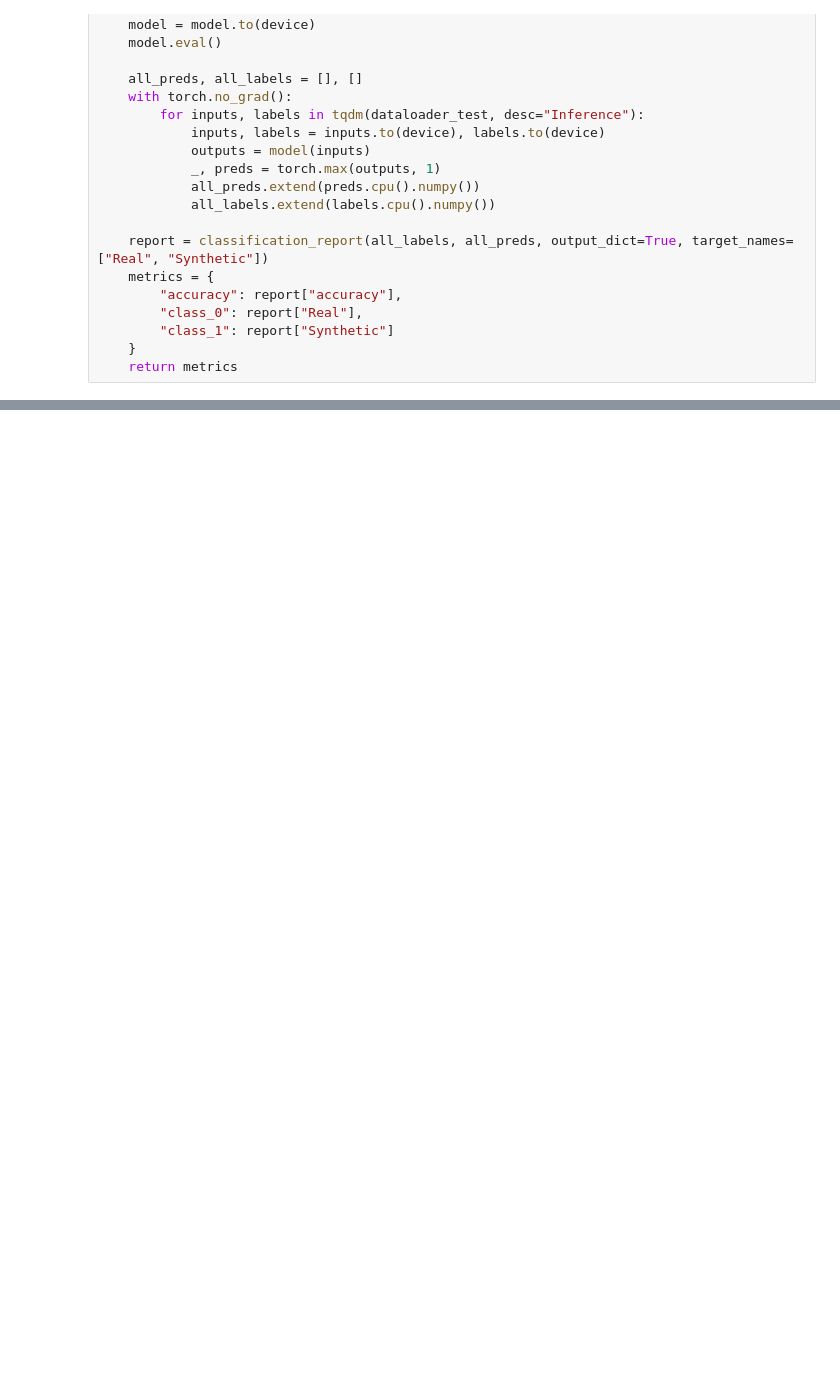
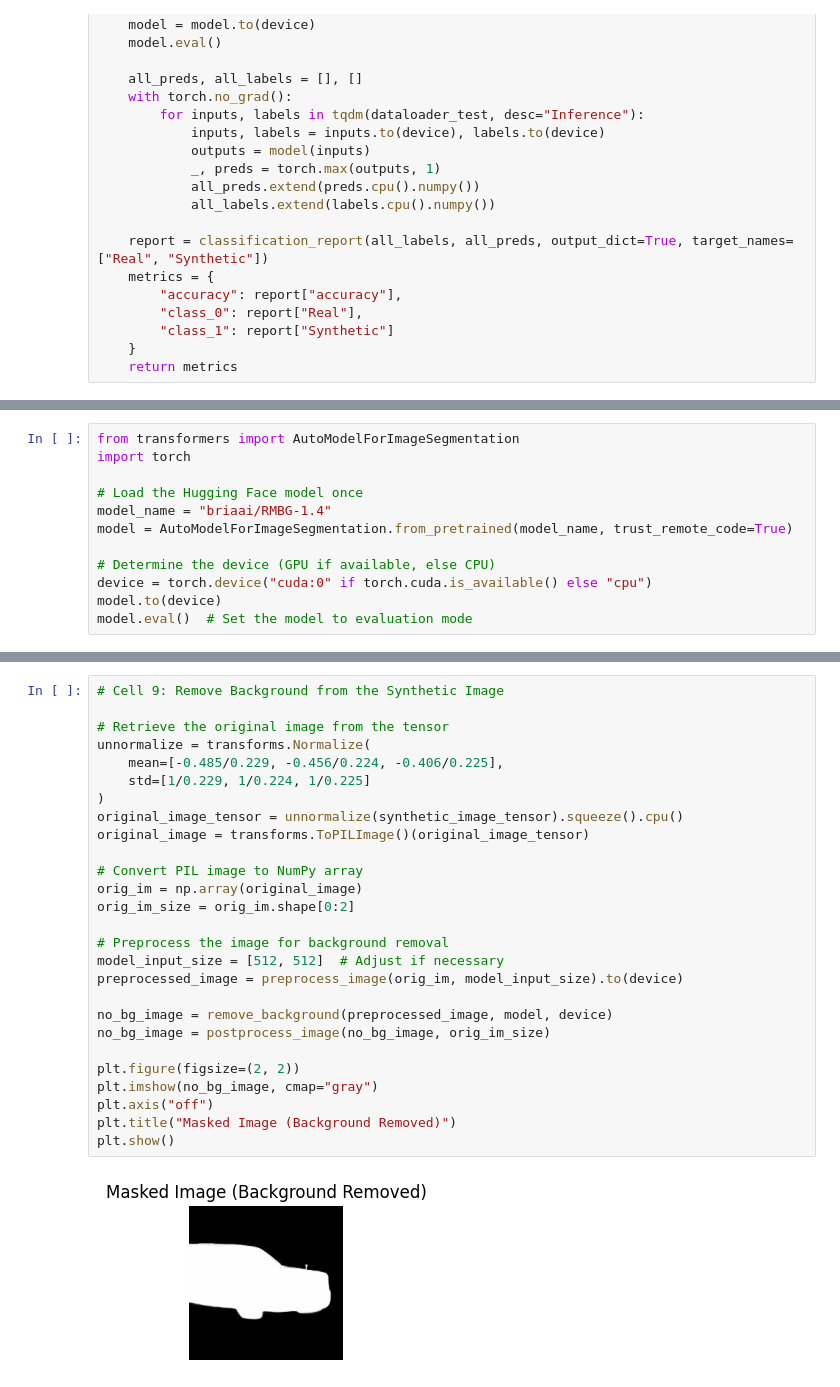
Before and after one commit to AlexanderVoldby/dybtProjekt, a Jupyter notebook: recreate_results.ipynb, the cells around one changed output, grey strips where cells are left out. Drawn from its saved outputs; the diff is of its cells as text; blank space fills up the shorter version.

```diff
--- a/recreate_results.ipynb
+++ b/recreate_results.ipynb
@@ -205,0 +301,12 @@ RuntimeError: DataLoader worker (pid(s) 25496, 26792, 2956, 6356) exited unexpec
+# %%
+from transformers import AutoModelForImageSegmentation
+import torch
+
+# Load the Hugging Face model once
+model_name = "briaai/RMBG-1.4"
+model = AutoModelForImageSegmentation.from_pretrained(model_name, trust_remote_code=True)
+
+# Determine the device (GPU if available, else CPU)
+device = torch.device("cuda:0" if torch.cuda.is_available() else "cpu")
+model.to(device)
+model.eval()  # Set the model to evaluation mode
@@ -205,0 +368,29 @@ RuntimeError: DataLoader worker (pid(s) 25496, 26792, 2956, 6356) exited unexpec
+# %%
+# Cell 9: Remove Background from the Synthetic Image
+
+# Retrieve the original image from the tensor
+unnormalize = transforms.Normalize(
+    mean=[-0.485/0.229, -0.456/0.224, -0.406/0.225],
+    std=[1/0.229, 1/0.224, 1/0.225]
+)
+original_image_tensor = unnormalize(synthetic_image_tensor).squeeze().cpu()
+original_image = transforms.ToPILImage()(original_image_tensor)
+
+# Convert PIL image to NumPy array
+orig_im = np.array(original_image)
+orig_im_size = orig_im.shape[0:2]
+
+# Preprocess the image for background removal
+model_input_size = [512, 512]  # Adjust if necessary
+preprocessed_image = preprocess_image(orig_im, model_input_size).to(device)
+
+no_bg_image = remove_background(preprocessed_image, model, device)
+no_bg_image = postprocess_image(no_bg_image, orig_im_size)
+
+plt.figure(figsize=(2, 2))
+plt.imshow(no_bg_image, cmap="gray")
+plt.axis("off")
+plt.title("Masked Image (Background Removed)")
+plt.show()
+# %% [output]
+[figure, added]
```
Also changed, not shown: parts of 9 cells of this notebook, 3 other files.
